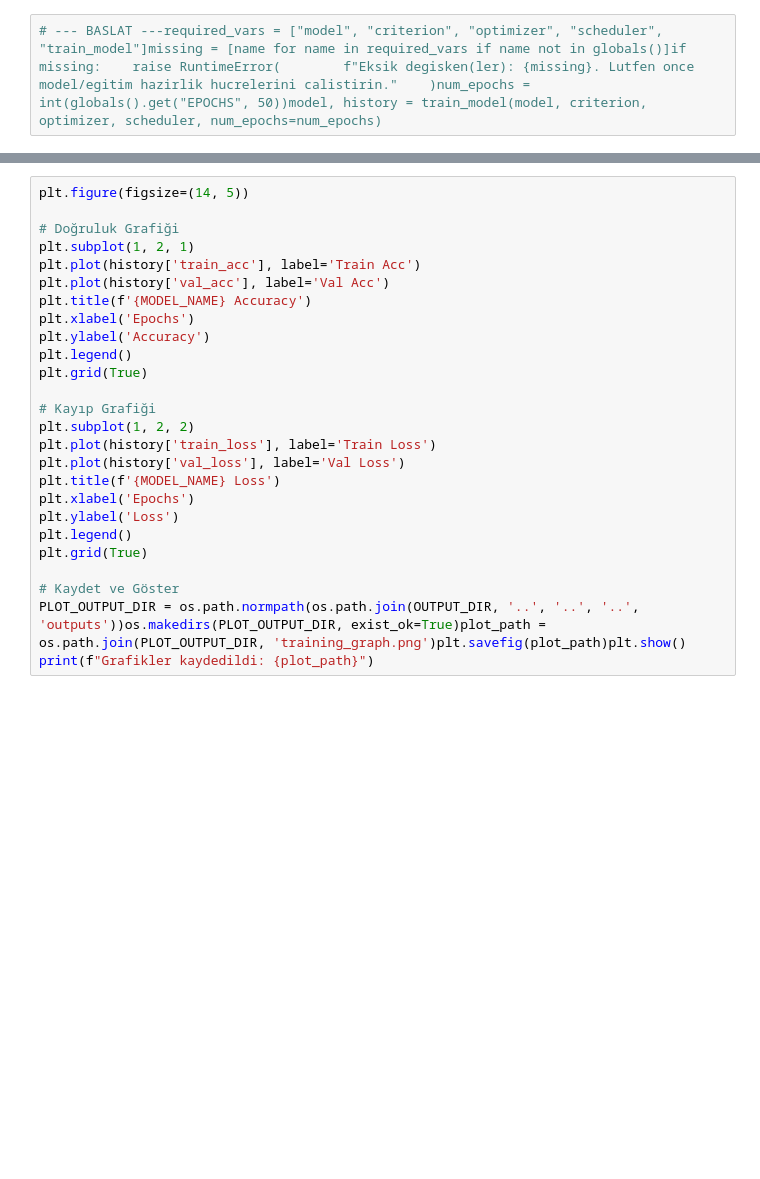
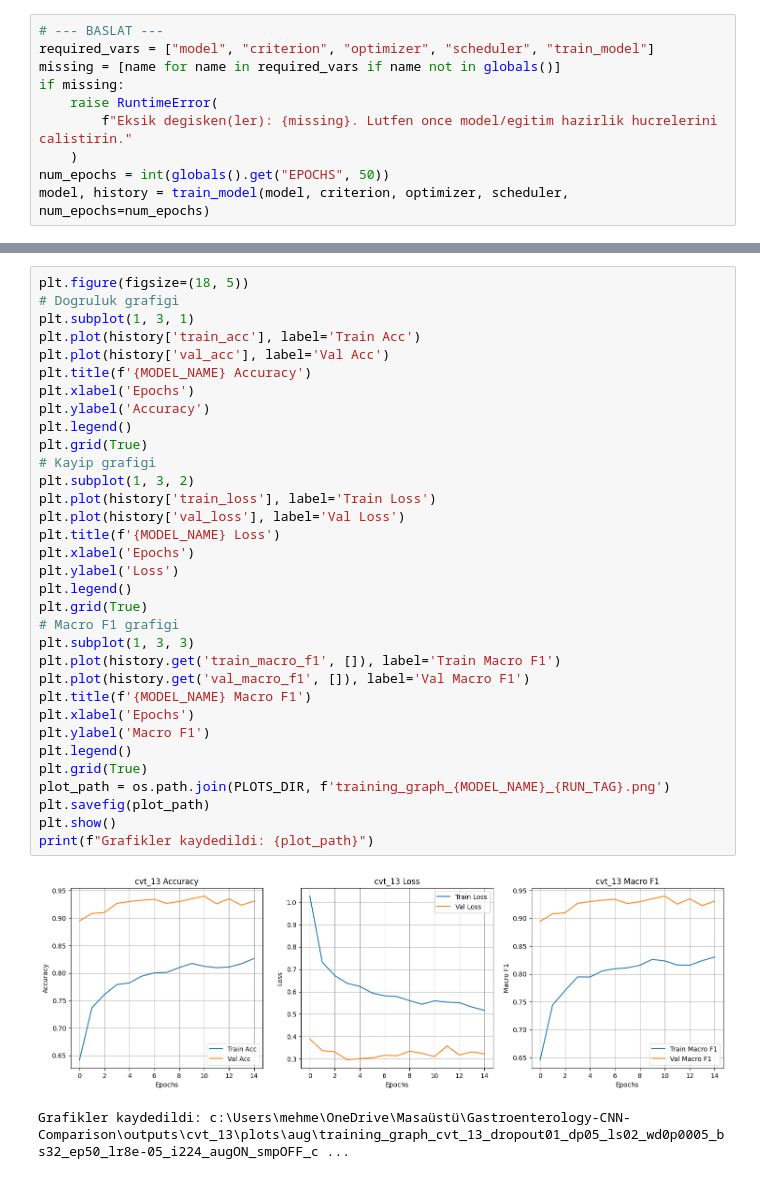
Before and after one commit to ofarukgunay/Gastroenterology-CNN-Comparison, a Jupyter notebook: CVT/05_CVT_Aug_Training.ipynb, the cells around one changed output, grey strips where cells are left out. Saved outputs shown, nothing was run; the diff lists cells and outputs as text; blank space fills up the shorter version.

```diff
--- a/CVT/05_CVT_Aug_Training.ipynb
+++ b/CVT/05_CVT_Aug_Training.ipynb
@@ -200,3 +356,11 @@ def train_model(model, criterion, optimizer, scheduler, num_epochs):
     return model, history
 # %%
-# --- BASLAT ---required_vars = ["model", "criterion", "optimizer", "scheduler", "train_model"]missing = [name for name in required_vars if name not in globals()]if missing:    raise RuntimeError(        f"Eksik degisken(ler): {missing}. Lutfen once model/egitim hazirlik hucrelerini calistirin."    )num_epochs = int(globals().get("EPOCHS", 50))model, history = train_model(model, criterion, optimizer, scheduler, num_epochs=num_epochs)
+# --- BASLAT ---
+required_vars = ["model", "criterion", "optimizer", "scheduler", "train_model"]
+missing = [name for name in required_vars if name not in globals()]
+if missing:
+    raise RuntimeError(
+        f"Eksik degisken(ler): {missing}. Lutfen once model/egitim hazirlik hucrelerini calistirin."
+    )
+num_epochs = int(globals().get("EPOCHS", 50))
+model, history = train_model(model, criterion, optimizer, scheduler, num_epochs=num_epochs)
@@ -203,27 +385,37 @@ def train_model(model, criterion, optimizer, scheduler, num_epochs):
 # %%
-plt.figure(figsize=(14, 5))
-
-# Doğruluk Grafiği
-plt.subplot(1, 2, 1)
+plt.figure(figsize=(18, 5))
+# Dogruluk grafigi
+plt.subplot(1, 3, 1)
 plt.plot(history['train_acc'], label='Train Acc')
 plt.plot(history['val_acc'], label='Val Acc')
 plt.title(f'{MODEL_NAME} Accuracy')
 plt.xlabel('Epochs')
 plt.ylabel('Accuracy')
 plt.legend()
 plt.grid(True)
-
-# Kayıp Grafiği
-plt.subplot(1, 2, 2)
+# Kayip grafigi
+plt.subplot(1, 3, 2)
 plt.plot(history['train_loss'], label='Train Loss')
 plt.plot(history['val_loss'], label='Val Loss')
 plt.title(f'{MODEL_NAME} Loss')
 plt.xlabel('Epochs')
 plt.ylabel('Loss')
 plt.legend()
 plt.grid(True)
-
-# Kaydet ve Göster
-PLOT_OUTPUT_DIR = os.path.normpath(os.path.join(OUTPUT_DIR, '..', '..', '..', 'outputs'))os.makedirs(PLOT_OUTPUT_DIR, exist_ok=True)plot_path = os.path.join(PLOT_OUTPUT_DIR, 'training_graph.png')plt.savefig(plot_path)plt.show()
+# Macro F1 grafigi
+plt.subplot(1, 3, 3)
+plt.plot(history.get('train_macro_f1', []), label='Train Macro F1')
+plt.plot(history.get('val_macro_f1', []), label='Val Macro F1')
+plt.title(f'{MODEL_NAME} Macro F1')
+plt.xlabel('Epochs')
+plt.ylabel('Macro F1')
+plt.legend()
+plt.grid(True)
+plot_path = os.path.join(PLOTS_DIR, f'training_graph_{MODEL_NAME}_{RUN_TAG}.png')
+plt.savefig(plot_path)
+plt.show()
 print(f"Grafikler kaydedildi: {plot_path}")
+# %% [output]
+[figure, added]
+Grafikler kaydedildi: c:\Users\mehme\OneDrive\Masaüstü\Gastroenterology-CNN-Comparison\outputs\cvt_13\plots\aug\training_graph_cvt_13_dropout01_dp05_ls02_wd0p0005_bs32_ep50_lr8e-05_i224_augON_smpOFF_c ...
 # %%
```
Also changed, not shown: parts of 10 cells of this notebook, 8 other files.
